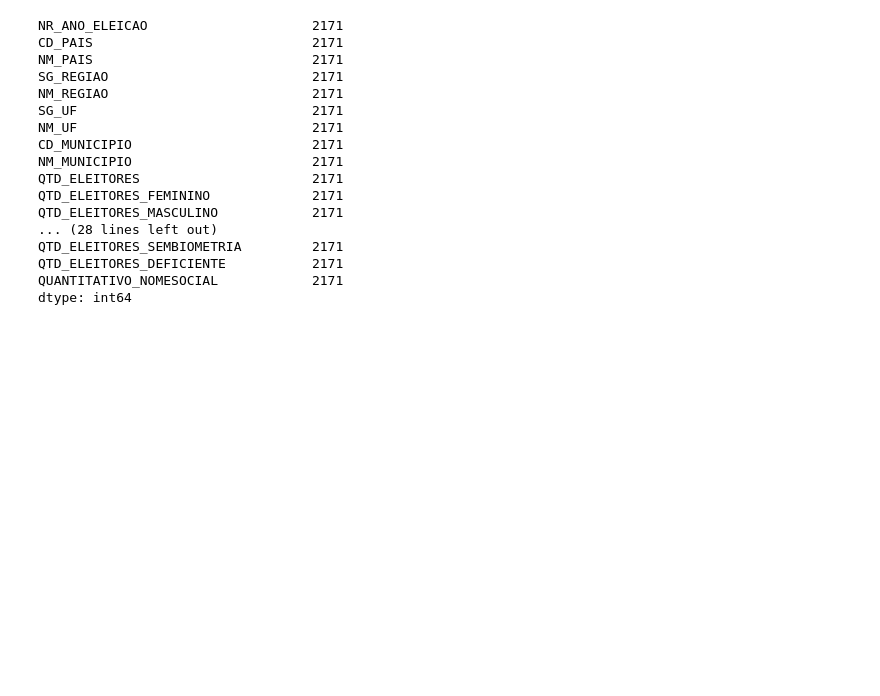
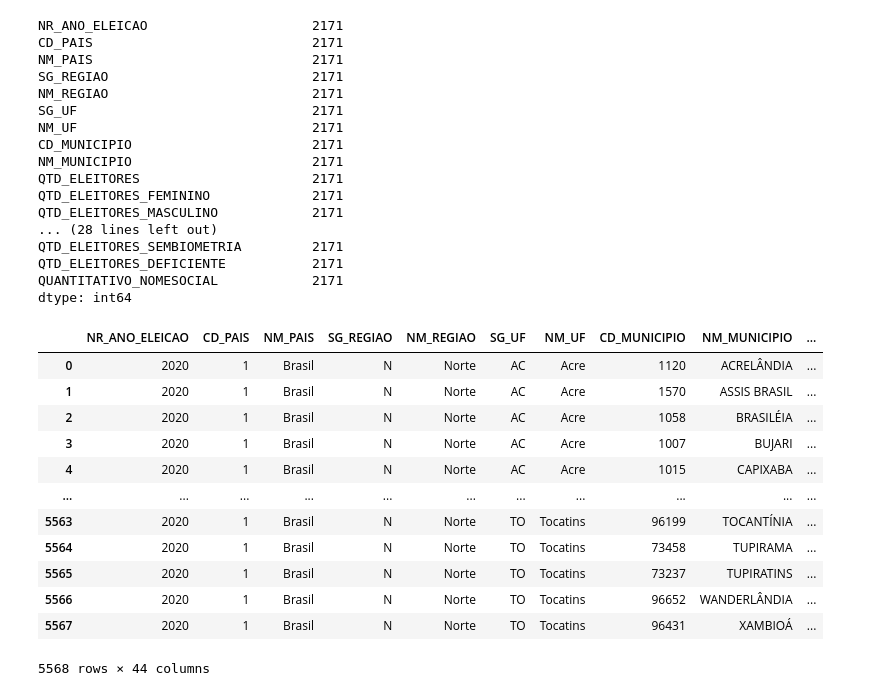
Before and after one commit to V1L3La/Learning-An-lise-de-Dados-em-Python, a Jupyter notebook: Analise_do_Eleitorado_brasileiro.ipynb, the cells around one changed output. Cells and saved outputs as stored; diff of their text form; code cells hidden in the pictures; blank space fills up the shorter version.

```diff
--- a/Analise_do_Eleitorado_brasileiro.ipynb
+++ b/Analise_do_Eleitorado_brasileiro.ipynb
@@ -132,3 +156,21 @@ QTD_ELEITORES_SEMBIOMETRIA         2171
 QTD_ELEITORES_DEFICIENTE           2171
 QUANTITATIVO_NOMESOCIAL            2171
 dtype: int64
+# %%
+# Cria coluna nova para indicar relação fem/masc
+df['Relação_F_M'] = df['QTD_ELEITORES_FEMININO'] / df['QTD_ELEITORES_MASCULINO']
+df
+# %% [output]
+|  | NR_ANO_ELEICAO | CD_PAIS | NM_PAIS | SG_REGIAO | NM_REGIAO | SG_UF | NM_UF | CD_MUNICIPIO | NM_MUNICIPIO | ... |
+| 0 | 2020 | 1 | Brasil | N | Norte | AC | Acre | 1120 | ACRELÂNDIA | ... |
+| 1 | 2020 | 1 | Brasil | N | Norte | AC | Acre | 1570 | ASSIS BRASIL | ... |
+| 2 | 2020 | 1 | Brasil | N | Norte | AC | Acre | 1058 | BRASILÉIA | ... |
+| 3 | 2020 | 1 | Brasil | N | Norte | AC | Acre | 1007 | BUJARI | ... |
+| 4 | 2020 | 1 | Brasil | N | Norte | AC | Acre | 1015 | CAPIXABA | ... |
+| ... | ... | ... | ... | ... | ... | ... | ... | ... | ... | ... |
+| 5563 | 2020 | 1 | Brasil | N | Norte | TO | Tocatins | 96199 | TOCANTÍNIA | ... |
+| 5564 | 2020 | 1 | Brasil | N | Norte | TO | Tocatins | 73458 | TUPIRAMA | ... |
+| 5565 | 2020 | 1 | Brasil | N | Norte | TO | Tocatins | 73237 | TUPIRATINS | ... |
+| 5566 | 2020 | 1 | Brasil | N | Norte | TO | Tocatins | 96652 | WANDERLÂNDIA | ... |
+| 5567 | 2020 | 1 | Brasil | N | Norte | TO | Tocatins | 96431 | XAMBIOÁ | ... |
+5568 rows × 44 columns
```
Also changed, not shown: parts of 11 cells of this notebook.
